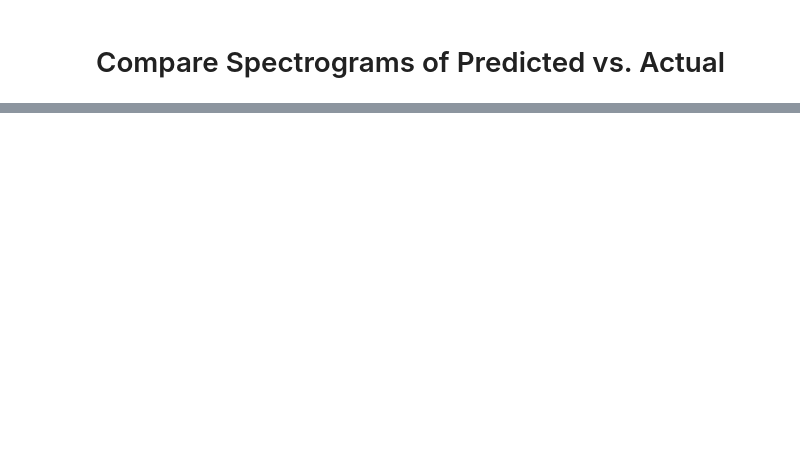
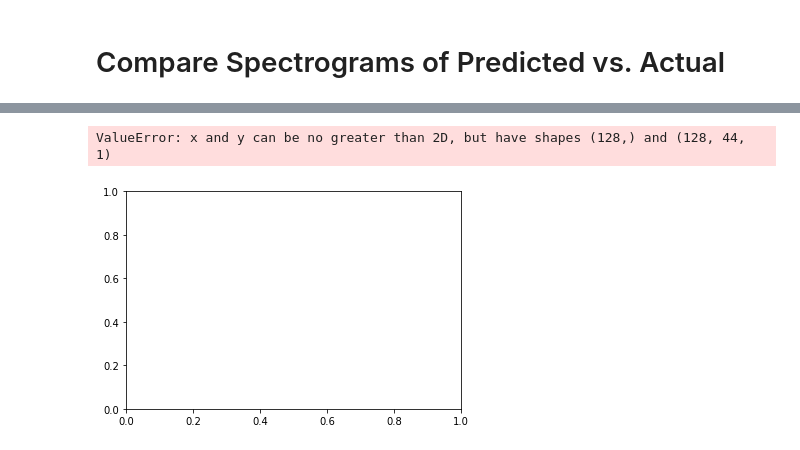
Before and after one commit to TaylorGrover/audio_encoder, a Jupyter notebook: Audio_Autoencoder.ipynb, the cells around one changed output, grey strips where cells are left out. Saved outputs shown, nothing was run; the diff lists cells and outputs as text; code cells hidden in the pictures; blank space fills up the shorter version.

```diff
--- a/Audio_Autoencoder.ipynb
+++ b/Audio_Autoencoder.ipynb
@@ -176,0 +250,12 @@ AttributeError: module 'librosa.feature' has no attribute 'inverse_mel_to_audio'
+# %%
+zipped = list(zip(mels, audio))
+np.random.shuffle(zipped)
+tuple_train, tuple_test = train_test_split(zipped, test_size=0.2)
+X_train, y_train = zip(*tuple_train)
+X_test, y_test = zip(*tuple_test)
+X_train = np.array(X_train).reshape(len(X_train), *X_train[0].shape, 1)
+y_train = np.array(y_train)
+X_test = np.array(X_test).reshape(len(X_test), *X_test[0].shape, 1)
+y_test = np.array(y_test)
+# %%
+model = mel_to_audio_model(X_train.shape[1:], y_train.shape[1])
@@ -176,0 +268,2 @@ AttributeError: module 'librosa.feature' has no attribute 'inverse_mel_to_audio'
+# %%
+model.fit(X_train, y_train, epochs=12, batch_size=32, validation_split=0.2)
@@ -176,0 +290,2 @@ AttributeError: module 'librosa.feature' has no attribute 'inverse_mel_to_audio'
+# %%
+pred = model.predict(X_test)
@@ -176,0 +294,7 @@ AttributeError: module 'librosa.feature' has no attribute 'inverse_mel_to_audio'
+# %%
+fig, ax = plt.subplots()
+ax.plot(pred[10])
+Audio(pred[10], rate=sr)
+# %% [output]
+ValueError: x and y can be no greater than 2D, but have shapes (128,) and (128, 44, 1)
+[figure, added]
```
Also changed, not shown: parts of 27 cells of this notebook, 12 other files.
